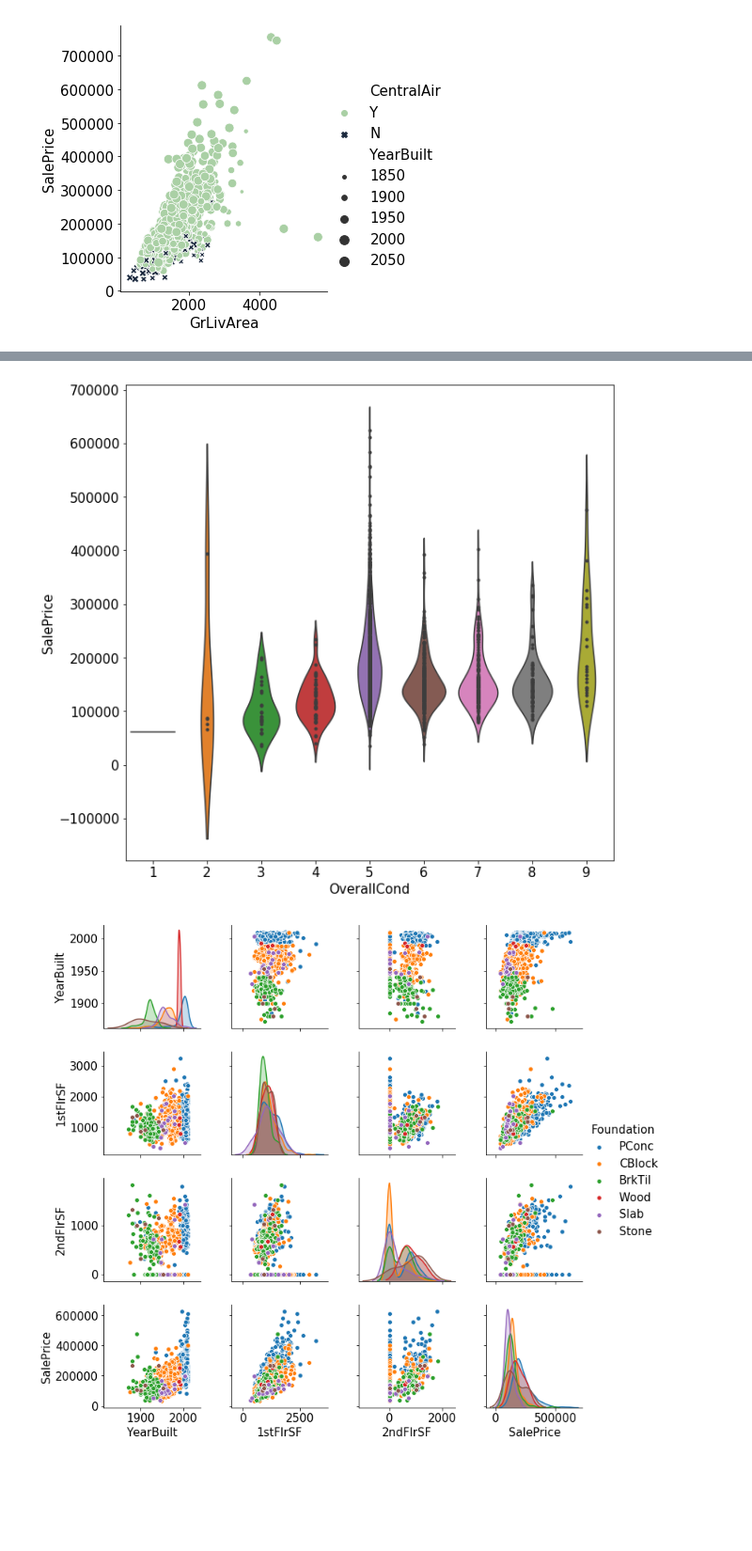
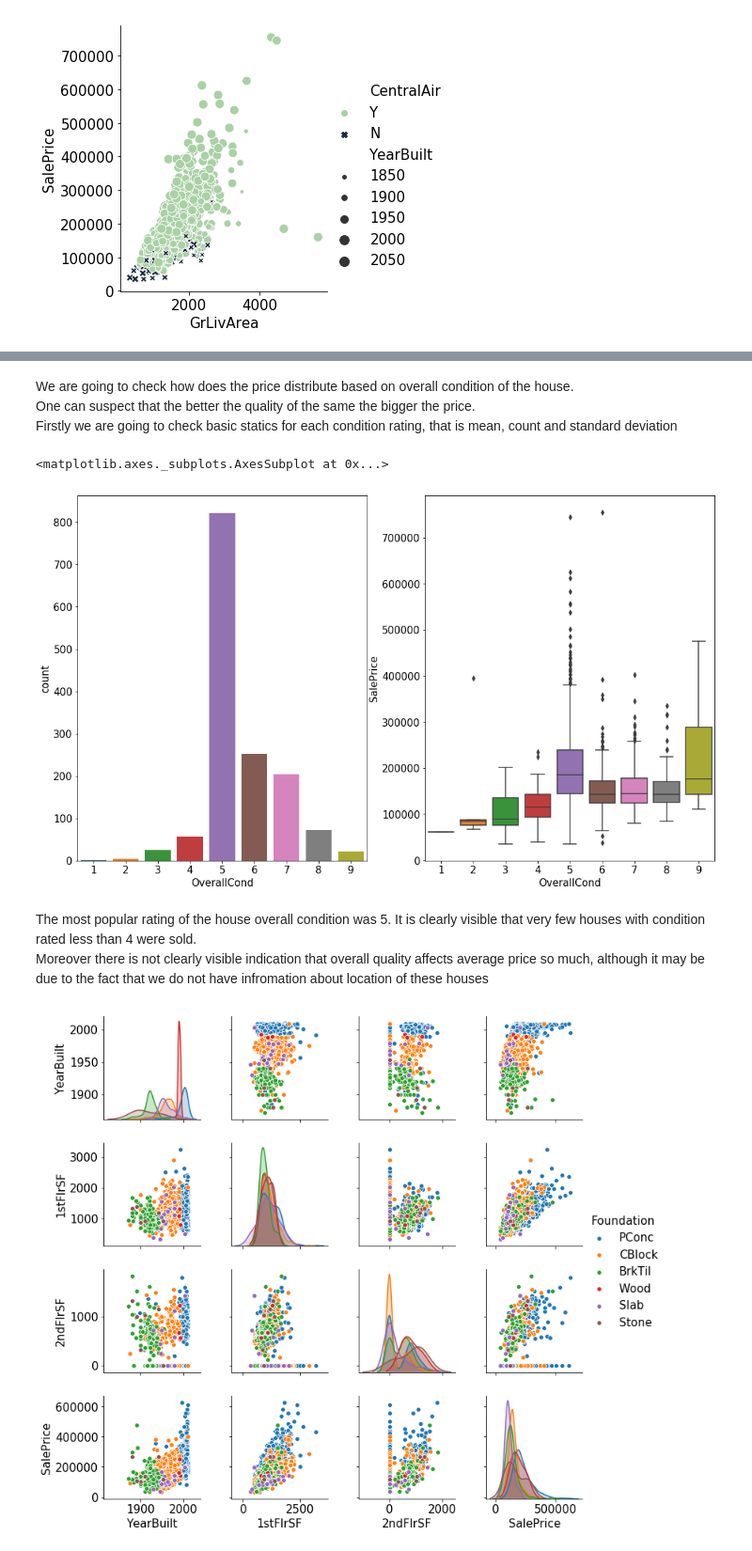
Before and after one commit to freefeynman123/kaggle_competitions, a Jupyter notebook: house_prices/xgboost_hyperopt.ipynb, the cells around one changed output, grey strips where cells are left out. Shown at 94% size. Saved outputs shown, nothing was run; the diff lists cells and outputs as text; code cells hidden in the pictures; blank space fills up the shorter version.

```diff
--- a/house_prices/xgboost_hyperopt.ipynb
+++ b/house_prices/xgboost_hyperopt.ipynb
@@ -151,9 +154,25 @@ plt.show()
-# %%
-fig, ax = plt.subplots(figsize = (10,10))
-sns.violinplot(data=data_house, y='SalePrice', x='OverallCond', ax=ax, inner='points')
-plt.show()
-# %% [output]
-[figure, removed]
+# %% [markdown]
+We are going to check how does the price distribute based on overall condition of the house.
+<br>
+One can suspect that the better the quality of the same the bigger the price.
+<br>
+Firstly we are going to check basic statics for each condition rating, that is mean, count and standard deviation
+# %%
+data_grouped = data_house.groupby(by='OverallCond').agg(['mean', 'count', 'std'])['SalePrice']
+# %%
+fig, axes = plt.subplots(ncols=2, nrows=1, figsize=(17, 10))
+axes = axes.flatten()
+sns.barplot(x='OverallCond', y='count', data=data_grouped.reset_index(), ax = axes[0])
+sns.boxplot(x = 'OverallCond', y='SalePrice', data=data_house, ax = axes[1])
+# %% [output]
+<matplotlib.axes._subplots.AxesSubplot at 0x...>
+[figure, added]
+# %% [markdown]
+The most popular rating of the house overall condition was 5. It is clearly visible that very few houses
+with condition rated less than 4 were sold.
+<br>
+Moreover there is not clearly visible indication that overall quality affects average price so much, although it may
+be due to the fact that we do not have infromation about location of these houses
 # %%
 sns.pairplot(data=data_house, x_vars=['YearBuilt','1stFlrSF', '2ndFlrSF','SalePrice'],
              y_vars=['YearBuilt','1stFlrSF', '2ndFlrSF','SalePrice'], hue='Foundation')
```
Also changed, not shown: parts of 28 cells of this notebook, 2 other files.
